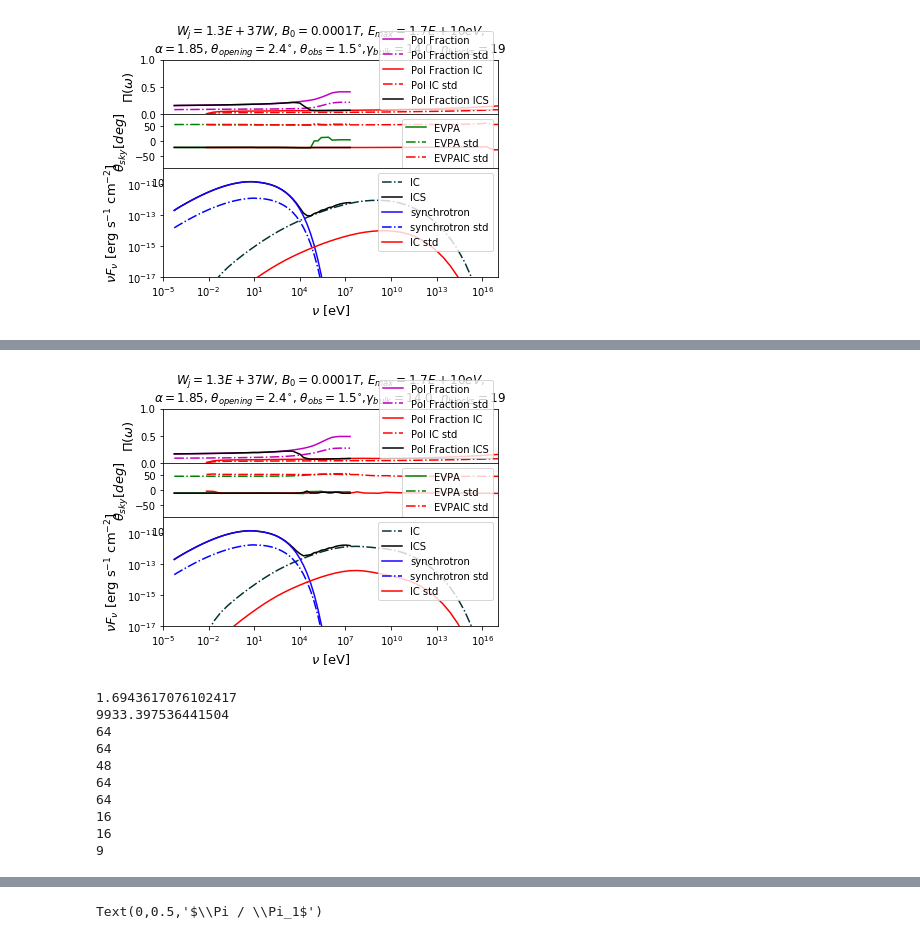
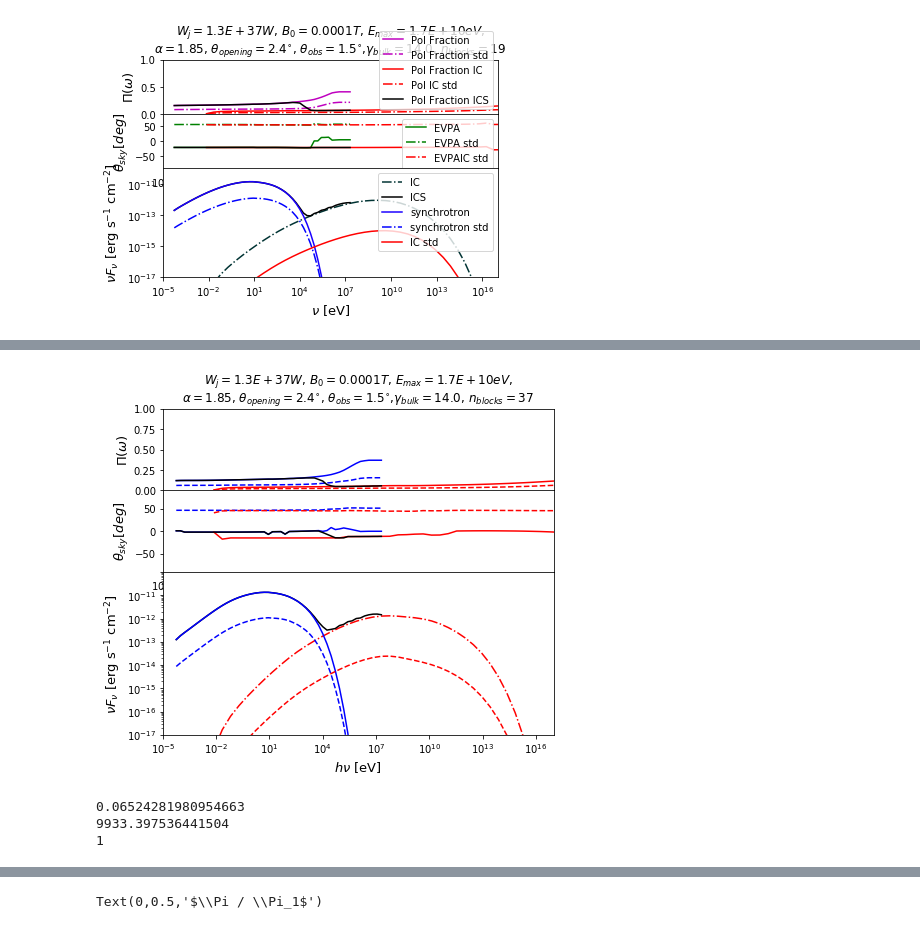
Before and after one commit to alpv95/SSCpol, a Jupyter notebook: notebooks/Analyze.ipynb, the cells around one changed output, grey strips where cells are left out. Saved outputs shown, nothing was run; the diff lists cells and outputs as text; code cells hidden in the pictures.

```diff
--- a/notebooks/Analyze.ipynb
+++ b/notebooks/Analyze.ipynb
@@ -61,9 +69,9 @@ junk.plot_SED(testfil_path,keyp_path,freq_path)
 # %%
-data_path = 'nbloc19_100/'
+data_path = 'nbloc37_60/'
 testfil_path = working_path + data_path + 'TESTFIL_final.txt'
 keyp_path = working_path + data_path + 'keyparams_final.txt'
 freq_path = working_path + data_path + 'freqrange_final.txt'
 junk.plot_SED(testfil_path,keyp_path,freq_path)
 # %% [output]
-[figure, old version]
+[figure, new version]
 # %%
@@ -76,12 +85,14 @@ array_size = 50
 freq = np.loadtxt(freq_path)
 fq_mids_IC = freq[:array_size,6]
 # %%
-filename = ['nbloc1_100/TESTFIL_final.txt','nbloc7_100/TESTFIL_final.txt','nbloc19_100/TESTFIL_final.txt','nbloc37_60/TESTFIL_final.txt','nbloc1_100/TESTFIL_final.txt','nbloc7_2/TESTFIL1.txt','nbloc19_2/TESTFIL1.txt','nbloc37_2/TESTFIL1.txt']
+#filename = ['nbloc1_100/TESTFIL_final.txt','nbloc7_100/TESTFIL_final.txt','nbloc19_100/TESTFIL_final.txt','nbloc37_60/TESTFIL_final.txt','nbloc1_100/TESTFIL_final.txt','nbloc7_2/TESTFIL1.txt','nbloc19_2/TESTFIL1.txt','nbloc37_2/TESTFIL1.txt']
+#filename = ['nbloc1_100/TESTFIL_final.txt','nbloc7_100/TESTFIL_final.txt','nbloc19_100/TESTFIL_final.txt','nbloc37_60/TESTFILinit.txt']
+filename = ['nbloc7_90/TESTFIL1.txt']
 filename = [working_path + f for f in filename]
-PI = []
-PI_IC = []
-STD = []
-STD_IC = []
+PI1 = []
+PI_IC1 = []
+STD1 = []
+STD_IC1 = []
 
 
 keyfile = keyp_path
@@ -123,7 +134,7 @@ fq_mids = frdata[:array_size,2]
 fq_mins_IC = frdata[:array_size,4]
 fq_maxs_IC = frdata[:array_size,5]
 fq_mids_IC = frdata[:array_size,6]
-print(freqtoeV(fq_mids[19]))
+print(freqtoeV(fq_mids[13]))
 print(freqtoeV(fq_mids_IC[13])) #make sure to compare same frequencies between different doppler factor models
 
 for j,f in enumerate(filename):
@@ -157,8 +168,8 @@ for j,f in enumerate(filename):
     pi_IC = pi_IC / n_examples
     pi_ICS = pi_ICS / n_examples
 
-    PI.append(pi[19,0])
-    PI_IC.append(pi_IC[13,0])
+    PI1.append(pi[13,0])
+    PI_IC1.append(pi_IC[13,0])
 
     for i in range(n_examples): #calculates std of pi/evpa/power over many jet realisations
     #i=j*20
@@ -179,16 +190,9 @@ for j,f in enumerate(filename):
     stdpi_IC = np.sqrt(stdpi_IC / (n_examples))
     stdpi_ICS = np.sqrt(stdpi_ICS / (n_examples))
 
-    STD.append(stdpi[13,0]/np.sqrt(n_examples))
-    STD_IC.append(stdpi_IC[13,0]/np.sqrt(n_examples))
+    STD1.append(stdpi[13,0]/np.sqrt(n_examples))
+    STD_IC1.append(stdpi_IC[13,0]/np.sqrt(n_examples))
 # %% [output]
-1.6943617076102417
+0.06524281980954663
 9933.397536441504
-64
-64
-48
-64
-64
-16
-16
-9
+1
```
Also changed, not shown: parts of 11 cells of this notebook, 3 other files.
